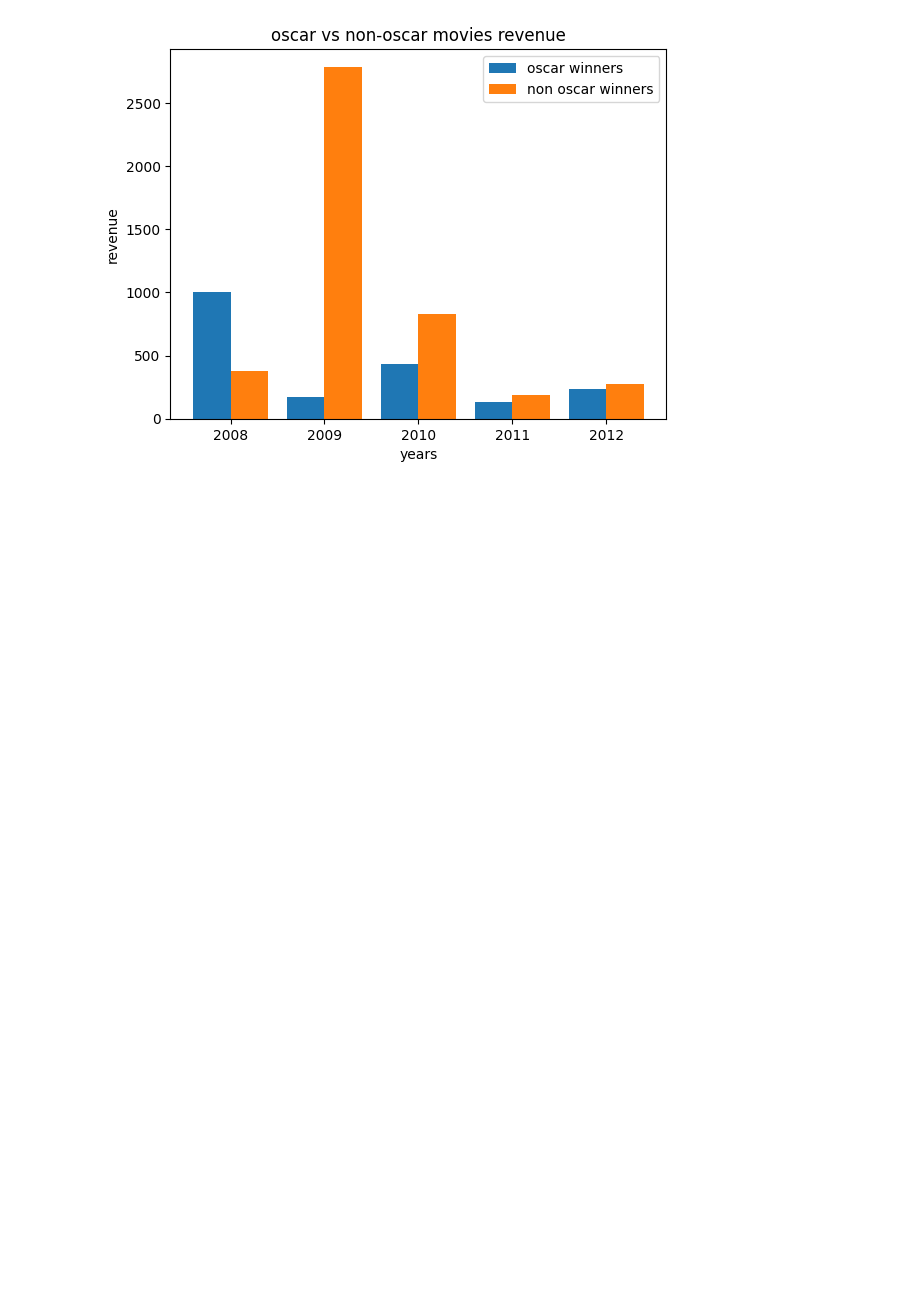
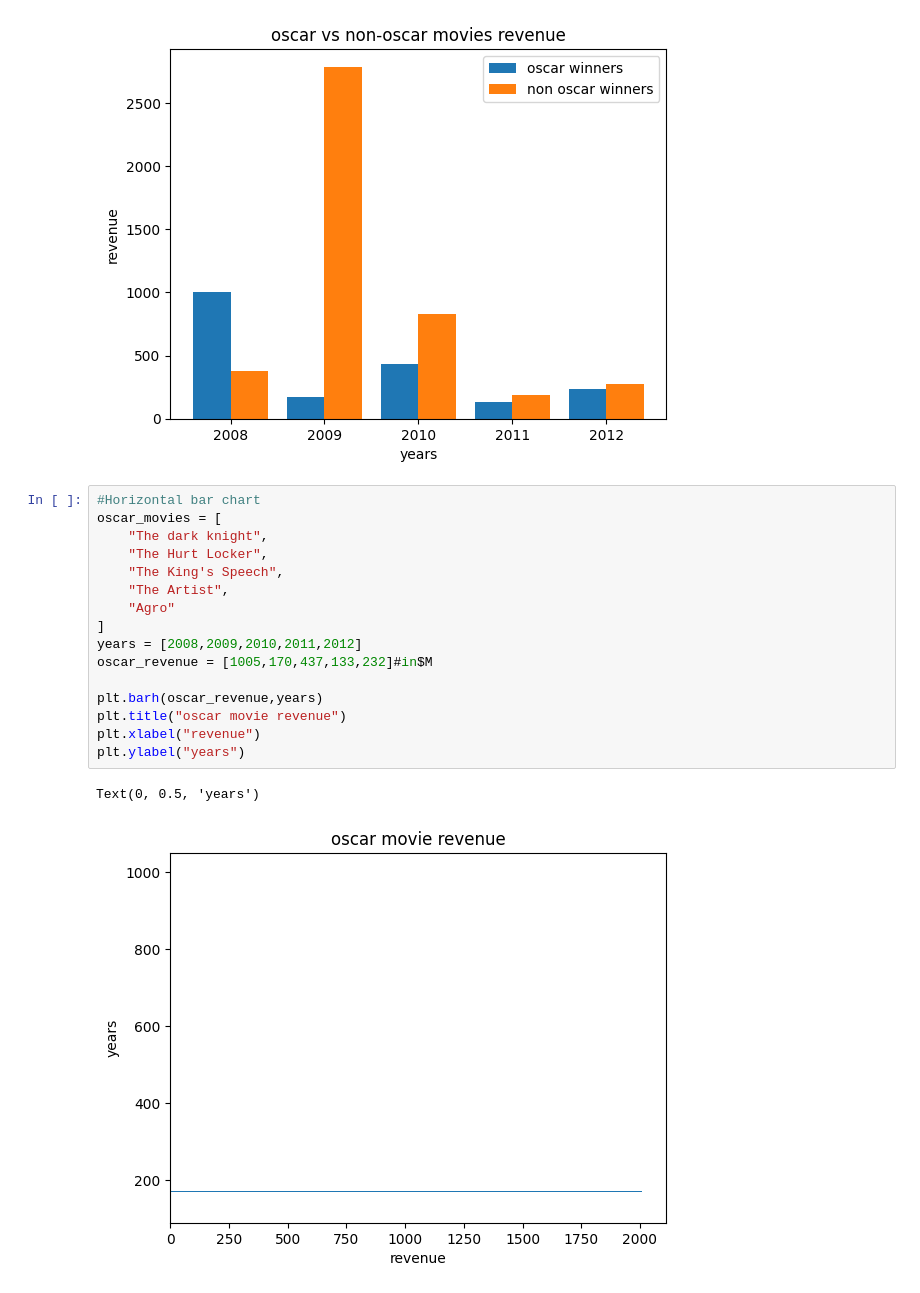
Before and after one commit to saphalkafle77-ai/AI-ML, a Jupyter notebook: learning/Data visualization/bargraph2.ipynb, the cells around one changed output. Cells and saved outputs as stored; diff of their text form; blank space fills up the shorter version.

Commit message:
horizontal bar graph

```diff
--- a/learning/Data visualization/bargraph2.ipynb
+++ b/learning/Data visualization/bargraph2.ipynb
@@ -41,3 +41,22 @@ plt.xticks(x,years)
   Text(3, 0, '2011'),
   Text(4, 0, '2012')])
 [figure]
+# %%
+#Horizontal bar chart
+oscar_movies = [
+    "The dark knight",
+    "The Hurt Locker",
+    "The King's Speech",
+    "The Artist",
+    "Agro"
+]
+years = [2008,2009,2010,2011,2012]
+oscar_revenue = [1005,170,437,133,232]#in$M
+
+plt.barh(oscar_revenue,years)
+plt.title("oscar movie revenue")
+plt.xlabel("revenue")
+plt.ylabel("years")
+# %% [output]
+Text(0, 0.5, 'years')
+[figure, added]
```
